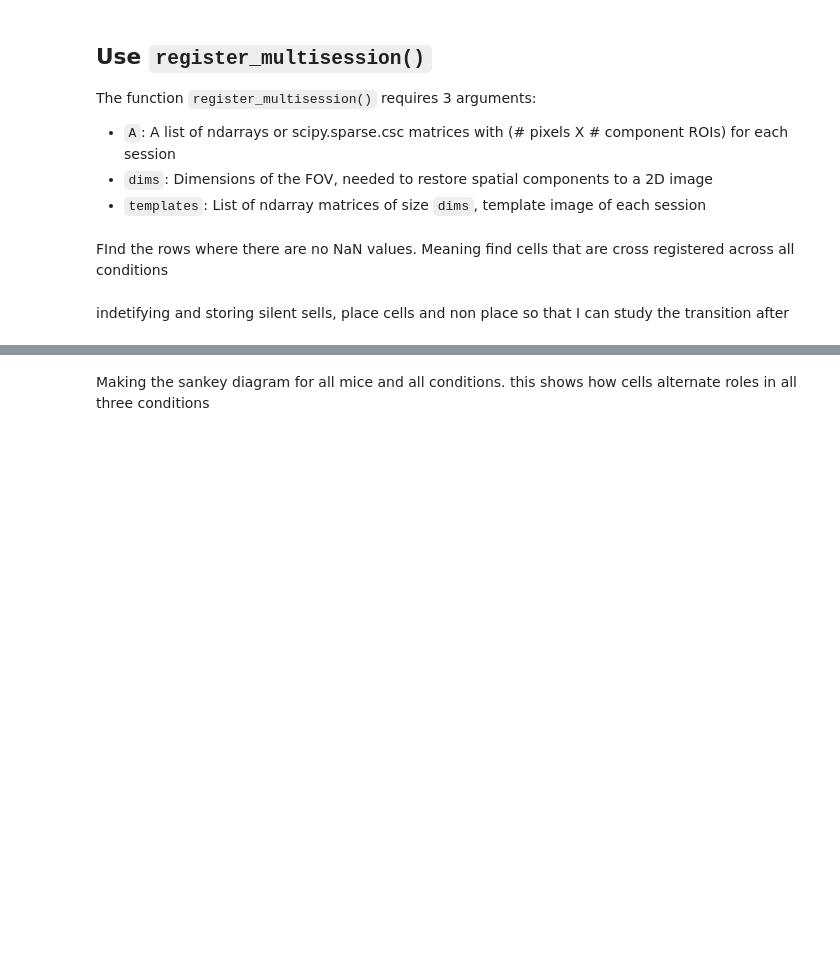
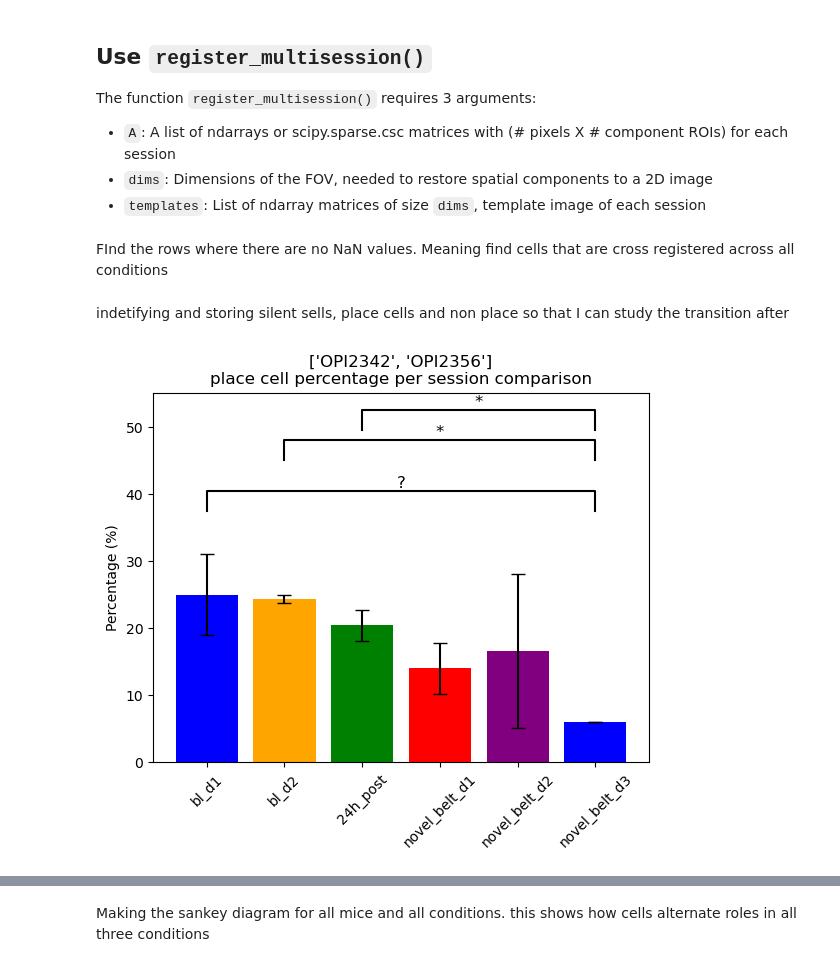
Before and after one commit to ttamiolakis/2p-place-coding, a Jupyter notebook: notebooks/multisession_cross_registration_multiple_animals.ipynb, the cells around one changed output, grey strips where cells are left out. Saved outputs shown, nothing was run; the diff lists cells and outputs as text; code cells hidden in the pictures; blank space fills up the shorter version.

Commit message:
comparing percentag e of place cells,silent cells and non place cells

```diff
--- a/notebooks/multisession_cross_registration_multiple_animals.ipynb
+++ b/notebooks/multisession_cross_registration_multiple_animals.ipynb
@@ -40,7 +42,7 @@ loading the files and trying to make everything automatic
 running multiple conditions per multiple animals
 # %%
 animals=['OPI2342','OPI2356']
-conditions=['bl_d1','bl_d2','24h_post']
+conditions=['bl_d1','bl_d2','24h_post','novel_belt_d1','novel_belt_d2','novel_belt_d3']
 # %% [markdown]
 Initializing the necessary files for cross registration
 # %%
@@ -119,6 +121,7 @@ indetifying and storing silent sells, place cells and non place so that I can st
 pc_cells=OrderedDict()
 non_pc_cells=OrderedDict()
 silent_cells=OrderedDict()
+number_of_units=OrderedDict()
 
 for animal in animals:
     output_file=f"D:/sd_project_pbox/results/{animal}"
@@ -128,6 +131,8 @@ for animal in animals:
         pc_cells[f'{animal}_{condition}']=[]
         non_pc_cells[f'{animal}_{condition}']=[]
         silent_cells[f'{animal}_{condition}']=[]
+        number_of_units[f'{animal}_{condition}']=[]
+
 
         #appending place cells
         pc_cells_per_day=h5py.File(f'{output_file}/{condition}/output_info.h5')['place_cells_tuned_vector']
@@ -143,3 +148,12 @@ for animal in animals:
         silent_cells_per_day=h5py.File(f'{output_file}/{condition}/output_info.h5')['silent_cells']
         silent_cells_per_day=np.array(silent_cells_per_day)
         silent_cells[f'{animal}_{condition}'].append(silent_cells_per_day)
+
+        #appending number of units
+        #appending silent cells
+        number_of_units_per_day=h5py.File(f'{output_file}/{condition}/output_info.h5')['number of units']
+        number_of_units_per_day=np.array(number_of_units_per_day)
+        number_of_units[f'{animal}_{condition}'].append(number_of_units_per_day)
+
+# Create a new OrderedDict with only the number of units extracted
+number_of_units = OrderedDict((key, int(value[0])) for key, value in number_of_units.items())
@@ -145,0 +183,72 @@ for animal in animals:
+# %%
+data_list=[pc_cells_prc,non_pc_cells_prc,silent_cells_prc]
+data_list_names=['place cell','non place cell ','silent_cell']
+
+for data,data_id in zip(data_list,data_list_names):
+
+    # Calculate mean and standard deviation for each condition
+
+    means = {k: np.mean(v) for k, v in data.items()}
+    stds = {k: np.std(v) for k, v in data.items()}
+
+    # Plotting the bar plot with error bars
+    fig, ax = plt.subplots()
+
+    conditions_to_compare = list(data.keys())
+    mean_values = [means[cond] for cond in conditions_to_compare]
+    std_values = [stds[cond] for cond in conditions_to_compare]
+
+    bars=ax.bar(conditions_to_compare, mean_values, yerr=std_values, capsize=5, color=['blue', 'orange', 'green', 'red', 'purple'])
+    ax.set_ylabel('Percentage (%)')
+    ax.set_title(f'{animals}\n{data_id} percentage per session comparison')
+
+    # Perform pairwise t-tests
+    p_values = {}
+    for cond1, cond2 in combinations(conditions_to_compare, 2):
+        t_stat, p_value = stats.ttest_ind(data[cond1], data[cond2])
+        p_values[(cond1, cond2)] = p_value
+
+    plt.xticks(rotation=45)
+
+    # Display p-values on the plot
+    # Adjust the position as needed
+    y_offset = -0.3#min(mean_values)# + 0.5* max(std_values)
+    # for (cond1, cond2), p_value in p_values.items():
+    #     plt.figtext(0.5, y_offset, f'{cond1} vs {cond2} p-value: {p_value:.5f}', ha='center', fontsize=10)
+    #     y_offset -= 0.05
+
+
+    # Display p-values on the plot and annotate significance
+    starting_y = max(mean_values) + max(std_values) + 1  # Start lines above the tallest bar with some margin
+    line_height = 3  # Height of each line
+    asterisk_y_offset = 1.5 * line_height  # Vertical space increment for asterisks
+    question_y_offset = 2.5 * line_height  # Vertical space increment for question marks
+
+    for (cond1, cond2), p_value in p_values.items():
+        if p_value < 0.05:
+            symbol = '*'
+            y_offset = asterisk_y_offset
+        elif 0.1> p_value >= 0.05:
+            symbol = '?'
+            y_offset = question_y_offset
+        else:
+            continue  # No symbol or line for p-values >0.01
+
+        idx1, idx2 = conditions_to_compare.index(cond1), conditions_to_compare.index(cond2)
+        x1, x2 = bars[idx1].get_x() + bars[idx1].get_width() / 2, bars[idx2].get_x() + bars[idx2].get_width() / 2
+        y = starting_y
+        h = line_height
+        ax.plot([x1, x1, x2, x2], [y, y + h, y + h, y], color='black')
+        ax.text((x1 + x2) / 2, y + h, symbol, ha='center', va='bottom', color='black', fontsize=12)
+        starting_y += y_offset  # Increment y for the next line to avoid overlap
+
+    save_folder=f'{output_folder}/cross_registration'
+    plt.savefig(f'{save_folder}/{data_id}_percentage_comparison', format='png', dpi=300, bbox_inches='tight')
+    plt.show()
+
+
+    # Print the p-values for all comparisons
+    for (cond1, cond2), p_value in p_values.items():
+        print(f'{cond1} vs {cond2} T-statistic: {t_stat:.5f}, p-value: {p_value:.5f}')
+# %% [output]
+[figure, added]
```
Also changed, not shown: parts of 7 cells of this notebook, 1 other file.
